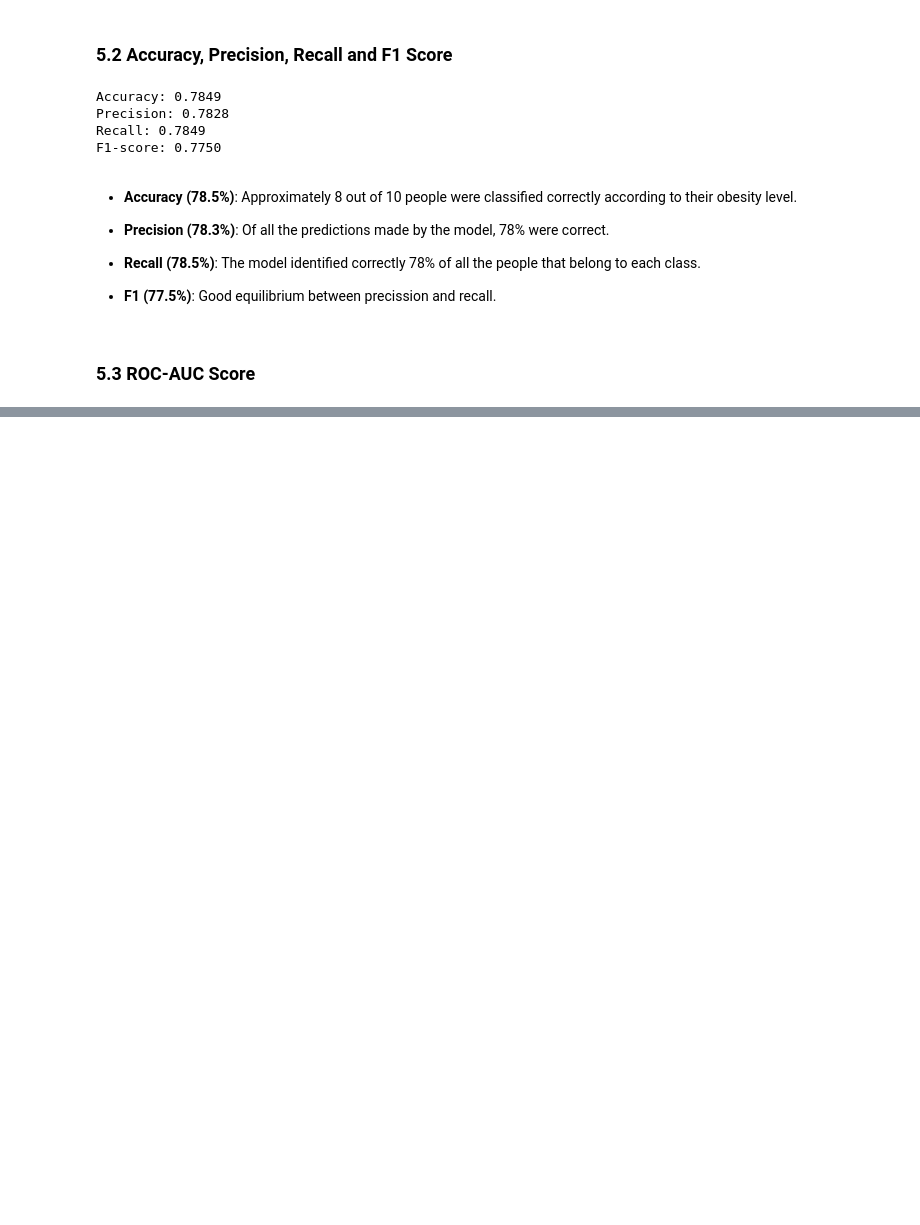
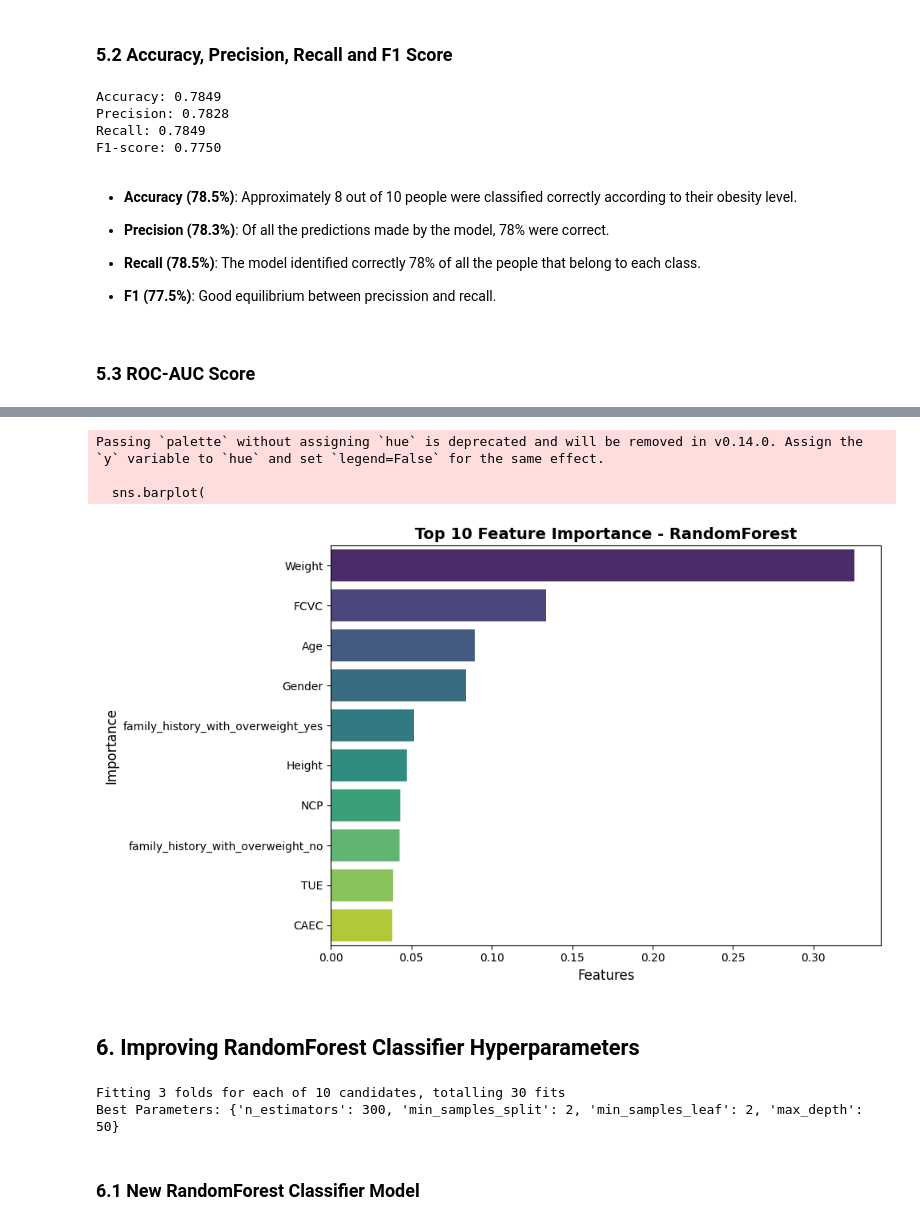
Before and after one commit to AndrsGzRo/Predicting-Obesity-Levels-with-Machine-Learning, a Jupyter notebook: Predicting_Obesity_Levels_MI.ipynb, the cells around one changed output, grey strips where cells are left out. Cells and saved outputs as stored; diff of their text form; code cells hidden in the pictures; blank space fills up the shorter version.

```diff
--- a/Predicting_Obesity_Levels_MI.ipynb
+++ b/Predicting_Obesity_Levels_MI.ipynb
@@ -460,0 +474,10 @@ ROC-AUC Score: 0.9657
+# %%
+importances = rf.feature_importances_
+features = X_train.columns
+
+# DataFrame in order
+feat_importances = pd.DataFrame({
+    'Feature':features,
+    'Importance':importances
+}).sort_values(by='Importance',ascending=False)
+feat_importances.head(10)
@@ -460,0 +496,60 @@ ROC-AUC Score: 0.9657
+# %%
+plt.figure(figsize=(10,6))
+sns.barplot(
+    x = 'Importance',
+    y = 'Feature',
+    data = feat_importances.head(10),
+    palette='viridis'
+)
+plt.title('Top 10 Feature Importance - RandomForest',fontsize=14,fontweight='bold')
+plt.xlabel('Features',fontsize=12)
+plt.ylabel('Importance',fontsize=12)
+plt.tight_layout()
+plt.show()
+# %% [output]
+Passing `palette` without assigning `hue` is deprecated and will be removed in v0.14.0. Assign the `y` variable to `hue` and set `legend=False` for the same effect.
+
+  sns.barplot(
+[figure, added]
+# %% [markdown]
+## 6. Improving RandomForest Classifier Hyperparameters
+# %%
+from sklearn.model_selection import RandomizedSearchCV
+
+# Grid of parameters
+params = {
+    'n_estimators':[100,200,300],
+    'max_depth':[5,10,50,100],
+    'min_samples_split':[2,4,6,8],
+    'min_samples_leaf':[1,2,3,4,5]
+}
+
+# Base Model
+base_rf = RandomForestClassifier(
+    random_state=42,
+    n_jobs=-1
+)
+
+# Random Search
+random_search = RandomizedSearchCV(
+    estimator=base_rf,
+    param_distributions=params,
+    n_iter=10,
+    cv=3,
+    verbose=2,
+    scoring='roc_auc_ovr_weighted',
+    return_train_score=True,
+    n_jobs=-1
+)
+
+# Training model
+random_search.fit(X_train_scaled,y_train)
+
+# Best Parameters
+best_params = random_search.best_params_
+print(f"Best Parameters: {best_params}")
+# %% [output]
+Fitting 3 folds for each of 10 candidates, totalling 30 fits
+Best Parameters: {'n_estimators': 300, 'min_samples_split': 2, 'min_samples_leaf': 2, 'max_depth': 50}
+# %% [markdown]
+### 6.1 New RandomForest Classifier Model
```
Also changed, not shown: parts of 14 cells of this notebook.
